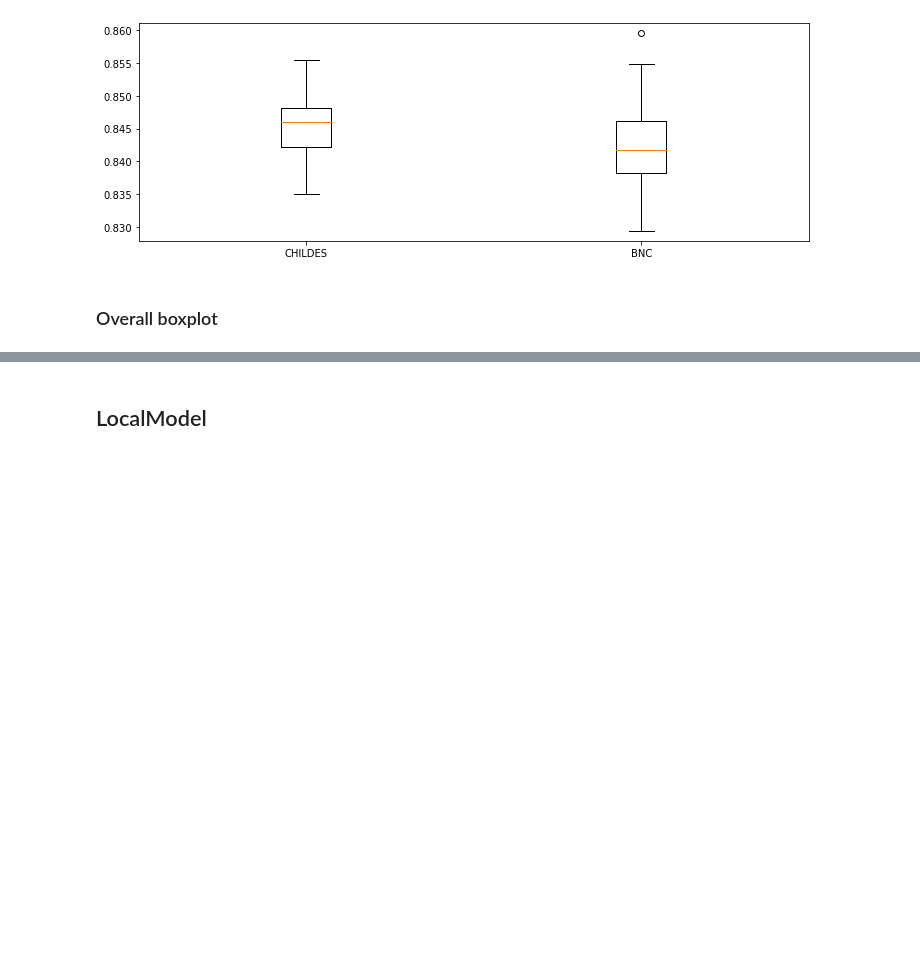
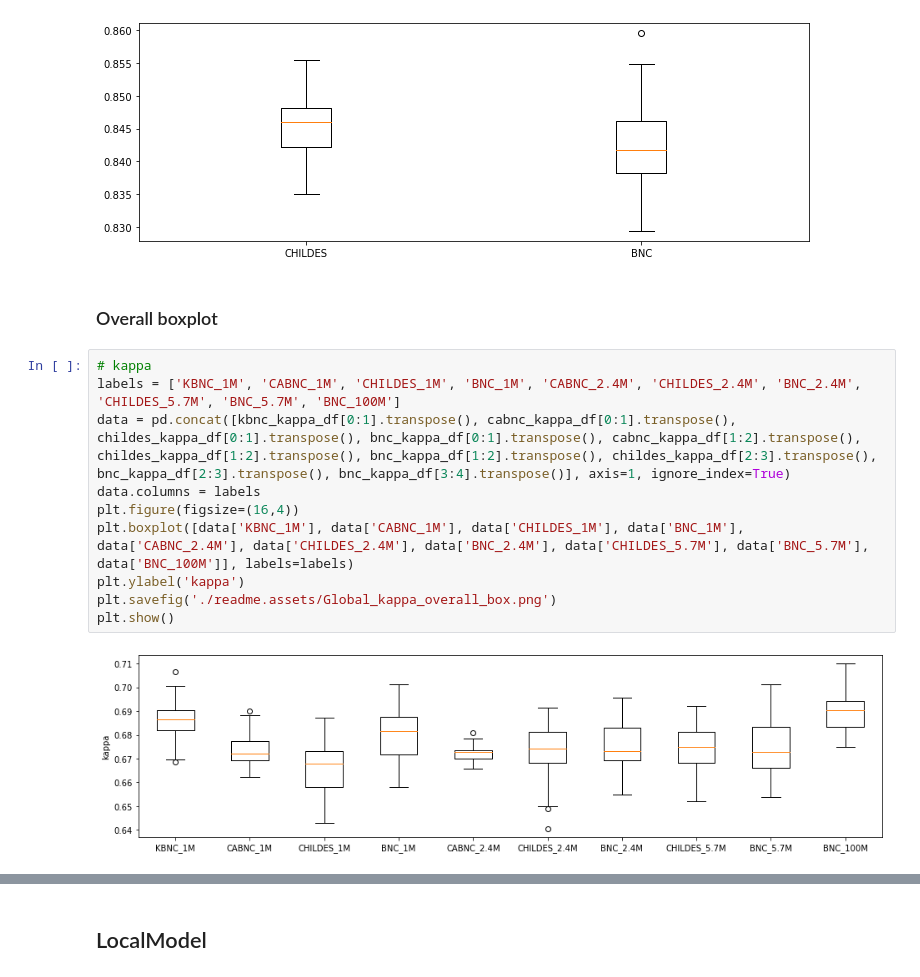
Before and after one commit to DanferWang/Basic_Level_work, a Jupyter notebook: corpora_size/results_by_size.ipynb, the cells around one changed output, grey strips where cells are left out. Saved outputs shown, nothing was run; the diff lists cells and outputs as text; blank space fills up the shorter version.

Commit message:
overall boxplots each model

```diff
--- a/corpora_size/results_by_size.ipynb
+++ b/corpora_size/results_by_size.ipynb
@@ -236,3 +236,15 @@ plt.show()
 [figure]
 # %% [markdown]
 ### Overall boxplot
+# %%
+# kappa
+labels = ['KBNC_1M', 'CABNC_1M', 'CHILDES_1M', 'BNC_1M', 'CABNC_2.4M', 'CHILDES_2.4M', 'BNC_2.4M', 'CHILDES_5.7M', 'BNC_5.7M', 'BNC_100M']
+data = pd.concat([kbnc_kappa_df[0:1].transpose(), cabnc_kappa_df[0:1].transpose(), childes_kappa_df[0:1].transpose(), bnc_kappa_df[0:1].transpose(), cabnc_kappa_df[1:2].transpose(), childes_kappa_df[1:2].transpose(), bnc_kappa_df[1:2].transpose(), childes_kappa_df[2:3].transpose(), bnc_kappa_df[2:3].transpose(), bnc_kappa_df[3:4].transpose()], axis=1, ignore_index=True)
+data.columns = labels
+plt.figure(figsize=(16,4))
+plt.boxplot([data['KBNC_1M'], data['CABNC_1M'], data['CHILDES_1M'], data['BNC_1M'], data['CABNC_2.4M'], data['CHILDES_2.4M'], data['BNC_2.4M'], data['CHILDES_5.7M'], data['BNC_5.7M'], data['BNC_100M']], labels=labels)
+plt.ylabel('kappa')
+plt.savefig('./readme.assets/Global_kappa_overall_box.png')
+plt.show()
+# %% [output]
+[figure, added]
```
Also changed, not shown: parts of 7 cells of this notebook, 8 other files.
